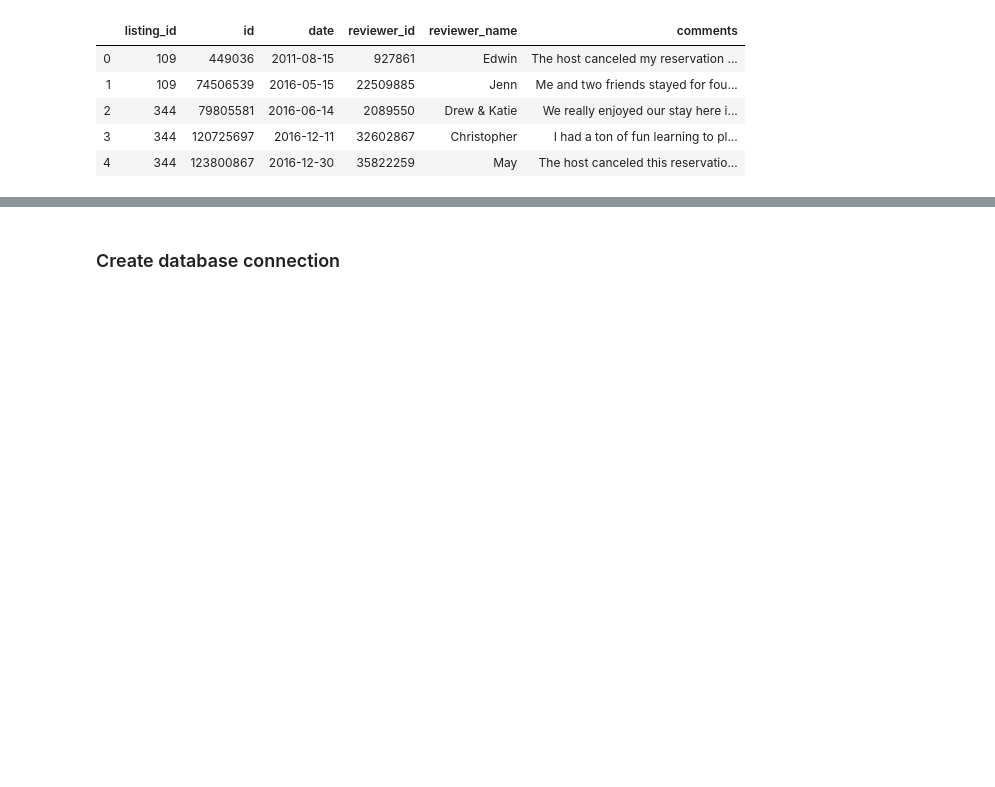
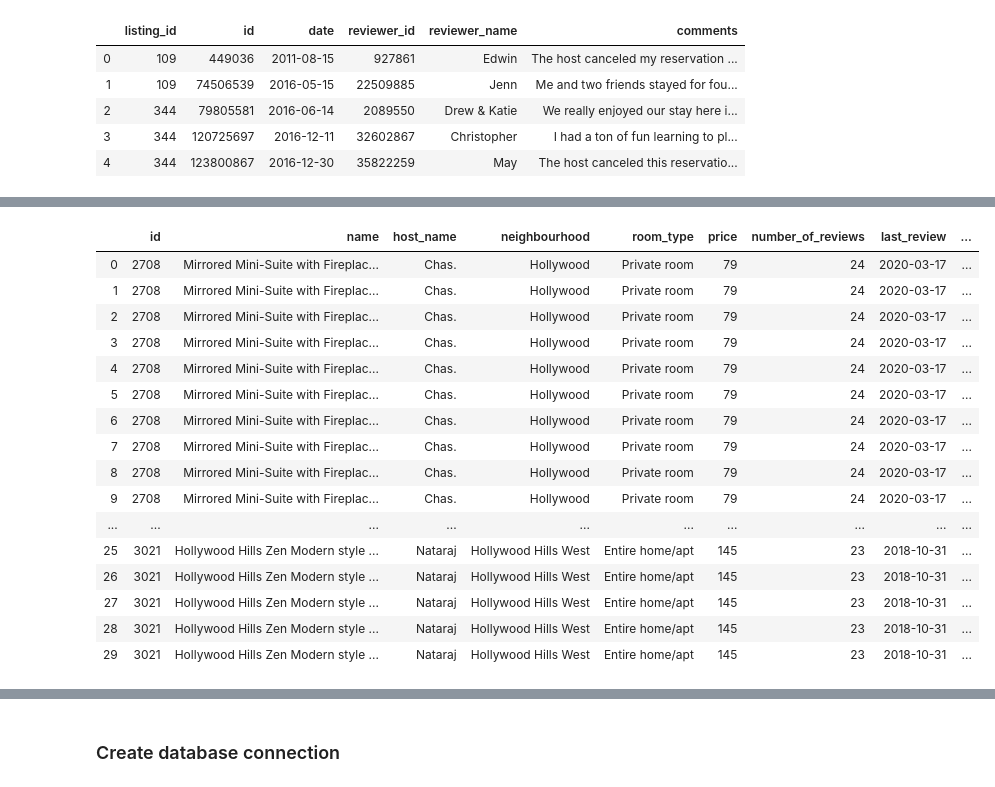
Before and after one commit to 9527-ol/ETL, a Jupyter notebook: Code/pandas_etl.ipynb, the cells around one changed output, grey strips where cells are left out. Cells and saved outputs as stored; diff of their text form; code cells hidden in the pictures; blank space fills up the shorter version.

```diff
--- a/Code/pandas_etl.ipynb
+++ b/Code/pandas_etl.ipynb
@@ -60,18 +51,0 @@ central_listing_df.head(20)
-# %%
-# Create a filtered dataframe from specific columns
-central_listing_df=raw_listings_df.loc['neighbourhood_group':'City of Los Angeles', 'id']
-
-listings_df = ["License Serial Number", "Premises Name", "County ID Code"]
-premise_transformed= premise_df[premise_cols].copy()
-
-# Rename the column headers
-premise_transformed = premise_transformed.rename(columns={"License Serial Number": "id",
-                                                          "Premises Name": "premise_name",
-                                                          "County ID Code": "county_id"})
-
-# Clean the data by dropping duplicates and setting the index
-premise_transformed.drop_duplicates("id", inplace=True)
-premise_transformed.set_index("id", inplace=True)
-df.dropna()
-
-premise_transformed.head()
@@ -109,0 +52,5 @@ county_transformed.head()
+# %%
+# Change index column name in review dataframe so both dataframes can join
+raw_reviews_df_id = raw_reviews_df.rename(columns={"listing_id": "id",
+                                                   "id":"host id"})
+raw_reviews_df_id.head(5)
@@ -109,0 +64,22 @@ county_transformed.head()
+# %%
+# Merge both dataframe on column id
+complete_df=pd.merge(central_listing_df, raw_reviews_df_id, how='inner', on="id")
+complete_df.head(30)
+# %% [output]
+|  | id | name | host_name | neighbourhood | room_type | price | number_of_reviews | last_review | ... |
+| 0 | 2708 | Mirrored Mini-Suite with Fireplac... | Chas. | Hollywood | Private room | 79 | 24 | 2020-03-17 | ... |
+| 1 | 2708 | Mirrored Mini-Suite with Fireplac... | Chas. | Hollywood | Private room | 79 | 24 | 2020-03-17 | ... |
+| 2 | 2708 | Mirrored Mini-Suite with Fireplac... | Chas. | Hollywood | Private room | 79 | 24 | 2020-03-17 | ... |
+| 3 | 2708 | Mirrored Mini-Suite with Fireplac... | Chas. | Hollywood | Private room | 79 | 24 | 2020-03-17 | ... |
+| 4 | 2708 | Mirrored Mini-Suite with Fireplac... | Chas. | Hollywood | Private room | 79 | 24 | 2020-03-17 | ... |
+| 5 | 2708 | Mirrored Mini-Suite with Fireplac... | Chas. | Hollywood | Private room | 79 | 24 | 2020-03-17 | ... |
+| 6 | 2708 | Mirrored Mini-Suite with Fireplac... | Chas. | Hollywood | Private room | 79 | 24 | 2020-03-17 | ... |
+| 7 | 2708 | Mirrored Mini-Suite with Fireplac... | Chas. | Hollywood | Private room | 79 | 24 | 2020-03-17 | ... |
+| 8 | 2708 | Mirrored Mini-Suite with Fireplac... | Chas. | Hollywood | Private room | 79 | 24 | 2020-03-17 | ... |
+| 9 | 2708 | Mirrored Mini-Suite with Fireplac... | Chas. | Hollywood | Private room | 79 | 24 | 2020-03-17 | ... |
+| ... | ... | ... | ... | ... | ... | ... | ... | ... | ... |
+| 25 | 3021 | Hollywood Hills Zen Modern style ... | Nataraj | Hollywood Hills West | Entire home/apt | 145 | 23 | 2018-10-31 | ... |
+| 26 | 3021 | Hollywood Hills Zen Modern style ... | Nataraj | Hollywood Hills West | Entire home/apt | 145 | 23 | 2018-10-31 | ... |
+| 27 | 3021 | Hollywood Hills Zen Modern style ... | Nataraj | Hollywood Hills West | Entire home/apt | 145 | 23 | 2018-10-31 | ... |
+| 28 | 3021 | Hollywood Hills Zen Modern style ... | Nataraj | Hollywood Hills West | Entire home/apt | 145 | 23 | 2018-10-31 | ... |
+| 29 | 3021 | Hollywood Hills Zen Modern style ... | Nataraj | Hollywood Hills West | Entire home/apt | 145 | 23 | 2018-10-31 | ... |
```
Also changed, not shown: parts of 16 cells of this notebook, 3 other files.
